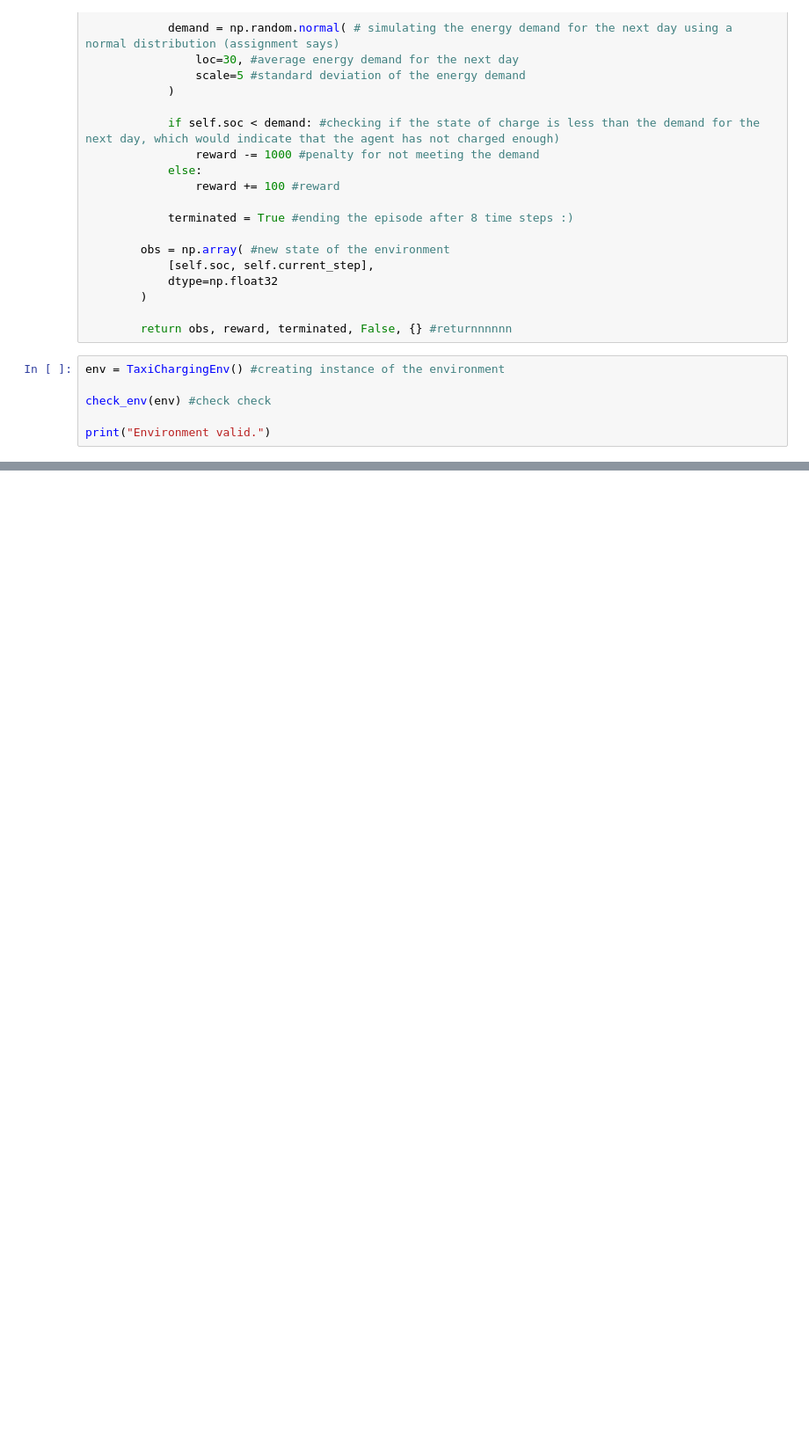
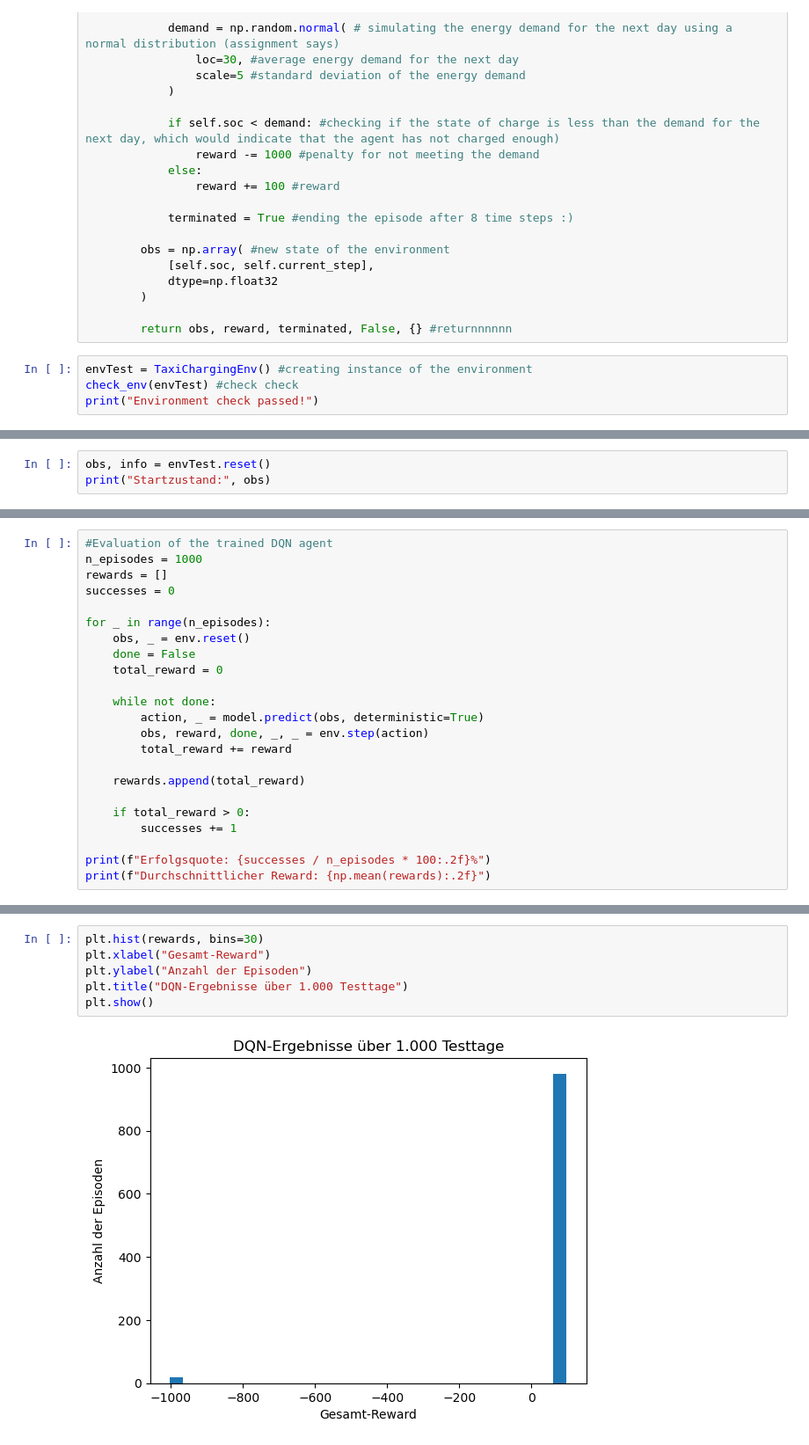
Before and after one commit to nbringew/AAA_Team_1, a Jupyter notebook: notebooks/04_reinforcement_learning.ipynb, the cells around one changed output, grey strips where cells are left out. Shown at 88% size. Drawn from its saved outputs; the diff is of its cells as text; blank space fills up the shorter version.

```diff
--- a/notebooks/04_reinforcement_learning.ipynb
+++ b/notebooks/04_reinforcement_learning.ipynb
@@ -141,9 +178,7 @@ class TaxiChargingEnv(gym.Env):
 
         return obs, reward, terminated, False, {} #returnnnnnn
 # %%
-env = TaxiChargingEnv() #creating instance of the environment
-
-check_env(env) #check check
-
-print("Environment valid.")
+envTest = TaxiChargingEnv() #creating instance of the environment
+check_env(envTest) #check check
+print("Environment check passed!")
 # %% [output]
@@ -150,0 +190,3 @@ Environment valid.
+# %%
+obs, info = envTest.reset()
+print("Startzustand:", obs)
@@ -348,0 +286,23 @@ Final reward: -1000.0271828182846
+# %%
+#Evaluation of the trained DQN agent
+n_episodes = 1000
+rewards = []
+successes = 0
+
+for _ in range(n_episodes):
+    obs, _ = env.reset()
+    done = False
+    total_reward = 0
+
+    while not done:
+        action, _ = model.predict(obs, deterministic=True)
+        obs, reward, done, _, _ = env.step(action)
+        total_reward += reward
+
+    rewards.append(total_reward)
+
+    if total_reward > 0:
+        successes += 1
+
+print(f"Erfolgsquote: {successes / n_episodes * 100:.2f}%")
+print(f"Durchschnittlicher Reward: {np.mean(rewards):.2f}")
@@ -348,0 +327,8 @@ Final reward: -1000.0271828182846
+# %%
+plt.hist(rewards, bins=30)
+plt.xlabel("Gesamt-Reward")
+plt.ylabel("Anzahl der Episoden")
+plt.title("DQN-Ergebnisse über 1.000 Testtage")
+plt.show()
+# %% [output]
+[figure, added]
```
Also changed, not shown: parts of 20 cells of this notebook, 1 other file.
